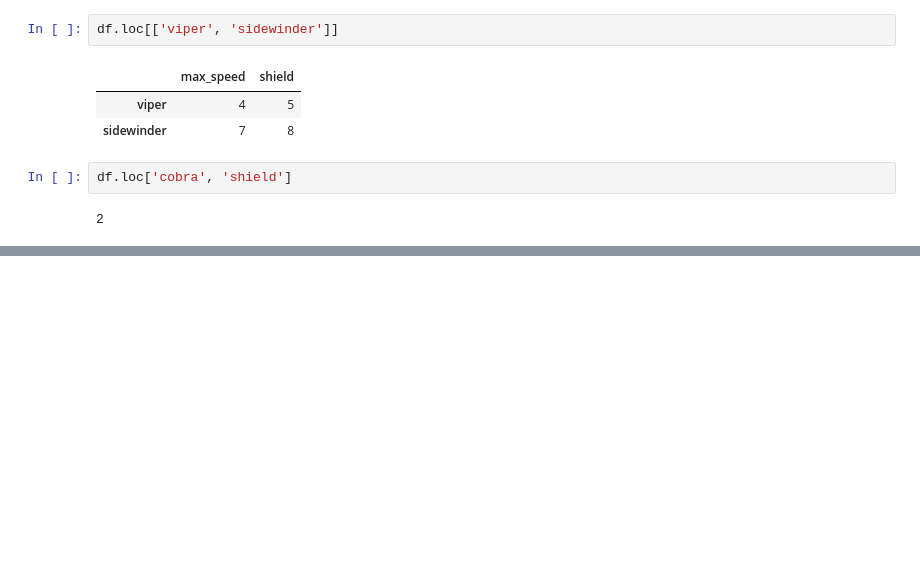
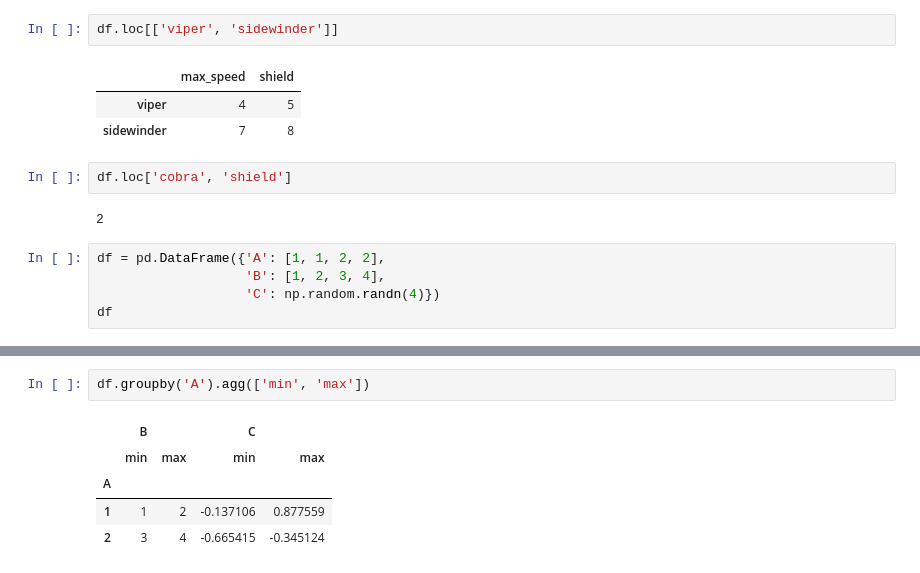
Before and after one commit to andreiciobanu/Predictive_Maintenance_using_Machine-Learning_Microsoft_Casestudy, a Jupyter notebook: Learn.ipynb, the cells around one changed output, grey strips where cells are left out. Drawn from its saved outputs; the diff is of its cells as text; blank space fills up the shorter version.

```diff
--- a/Learn.ipynb
+++ b/Learn.ipynb
@@ -289,3 +295,8 @@ df.loc[['viper', 'sidewinder']]
 df.loc['cobra', 'shield']
 # %% [output]
 2
+# %%
+df = pd.DataFrame({'A': [1, 1, 2, 2],
+                   'B': [1, 2, 3, 4],
+                   'C': np.random.randn(4)})
+df
@@ -291,0 +332,8 @@ df.loc['cobra', 'shield']
+# %%
+df.groupby('A').agg(['min', 'max'])
+# %% [output]
+|  | B |  | C |  |
+|  | min | max | min | max |
+| A |  |  |  |  |
+| 1 | 1 | 2 | -0.137106 | 0.877559 |
+| 2 | 3 | 4 | -0.665415 | -0.345124 |
```
Also changed, not shown: parts of 14 cells of this notebook, 3 other files.
